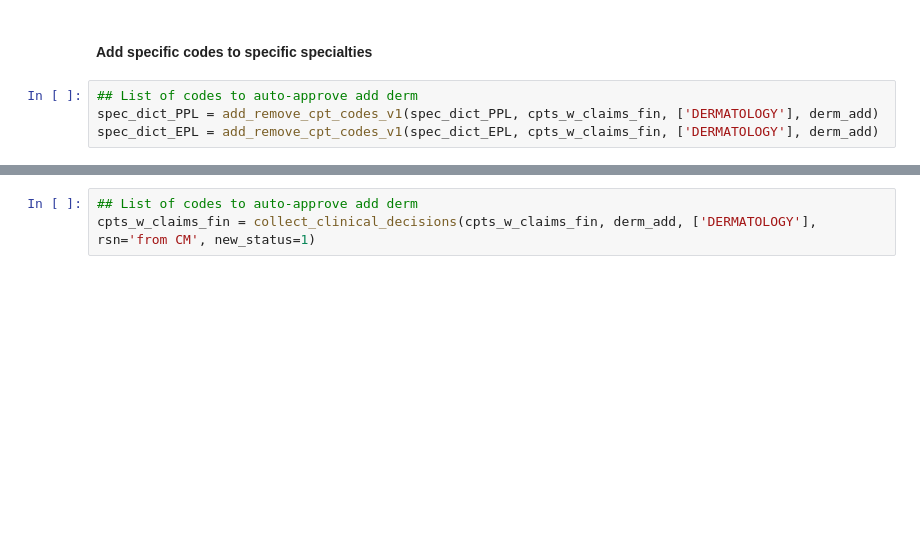
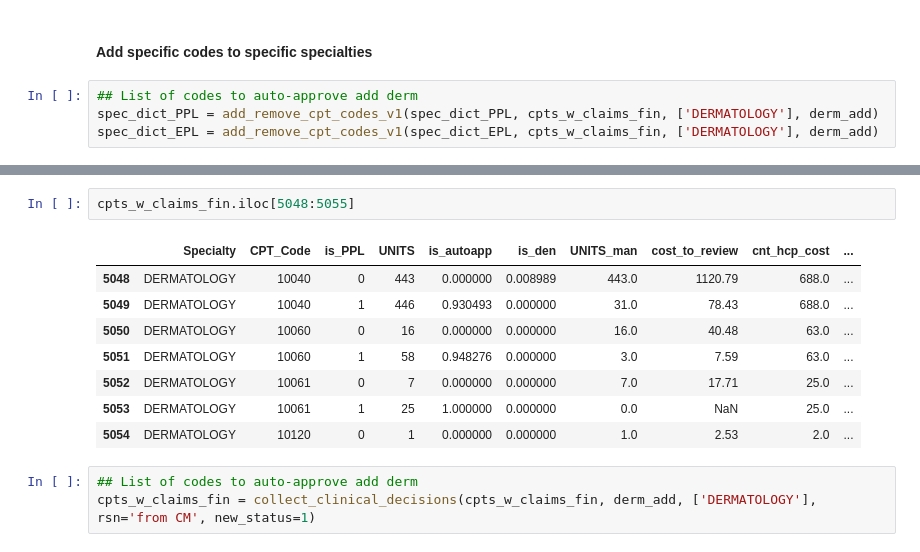
Before and after one commit to tysonjens/AutoApprovals_Code, a Jupyter notebook: Clean and Merge Claims and Referrals.ipynb, the cells around one changed output, grey strips where cells are left out. Saved outputs shown, nothing was run; the diff lists cells and outputs as text; blank space fills up the shorter version.

```diff
--- a/Clean and Merge Claims and Referrals.ipynb
+++ b/Clean and Merge Claims and Referrals.ipynb
@@ -529,3 +636,14 @@ spec_dict_EPL = add_remove_cpt_codes_v1(spec_dict_EPL, cpts_w_claims_fin, ['DERM
+# %%
+cpts_w_claims_fin.iloc[5048:5055]
+# %% [output]
+|  | Specialty | CPT_Code | is_PPL | UNITS | is_autoapp | is_den | UNITS_man | cost_to_review | cnt_hcp_cost | ... |
+| 5048 | DERMATOLOGY | 10040 | 0 | 443 | 0.000000 | 0.008989 | 443.0 | 1120.79 | 688.0 | ... |
+| 5049 | DERMATOLOGY | 10040 | 1 | 446 | 0.930493 | 0.000000 | 31.0 | 78.43 | 688.0 | ... |
+| 5050 | DERMATOLOGY | 10060 | 0 | 16 | 0.000000 | 0.000000 | 16.0 | 40.48 | 63.0 | ... |
+| 5051 | DERMATOLOGY | 10060 | 1 | 58 | 0.948276 | 0.000000 | 3.0 | 7.59 | 63.0 | ... |
+| 5052 | DERMATOLOGY | 10061 | 0 | 7 | 0.000000 | 0.000000 | 7.0 | 17.71 | 25.0 | ... |
+| 5053 | DERMATOLOGY | 10061 | 1 | 25 | 1.000000 | 0.000000 | 0.0 | NaN | 25.0 | ... |
+| 5054 | DERMATOLOGY | 10120 | 0 | 1 | 0.000000 | 0.000000 | 1.0 | 2.53 | 2.0 | ... |
 # %%
 ## List of codes to auto-approve add derm
 cpts_w_claims_fin = collect_clinical_decisions(cpts_w_claims_fin, derm_add, ['DERMATOLOGY'], rsn='from CM', new_status=1)
```
Also changed, not shown: parts of 59 cells of this notebook.
